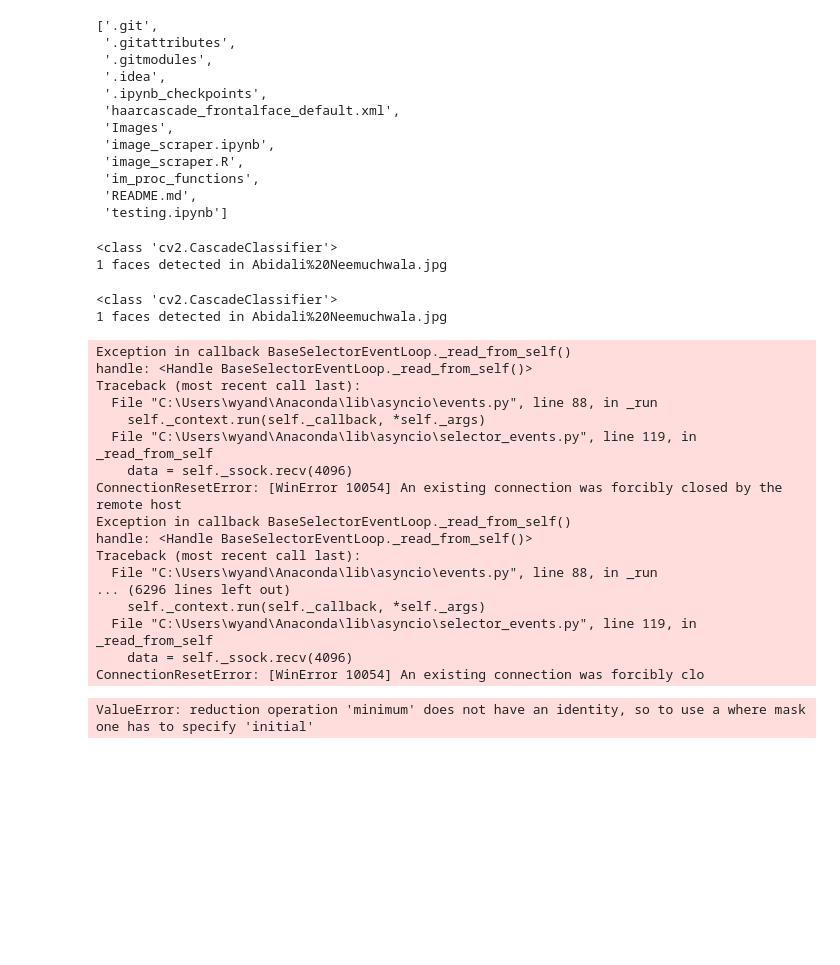
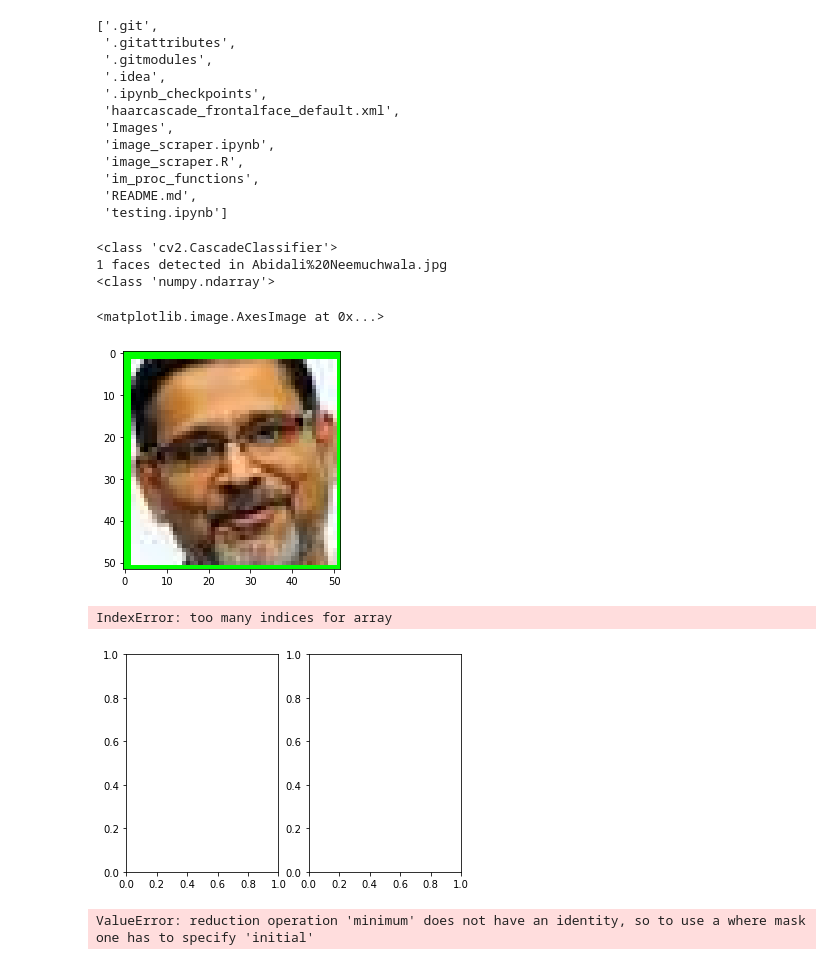
Before and after one commit to vvaynethomas/Colorism-Analysis, a Jupyter notebook: testing.ipynb, the cells around one changed output. Saved outputs shown, nothing was run; the diff lists cells and outputs as text; code cells hidden in the pictures; blank space fills up the shorter version.

```diff
--- a/testing.ipynb
+++ b/testing.ipynb
@@ -28,36 +35,41 @@ os.listdir(os.getcwd())
 # %%
 test_face_list = im_proc_functions.detect_face(test_image_path)
 # face_list = [item for sublist in [im_proc_functions.detect_face(image_path) for image_path in im_list] for item in sublist]
 test_face = test_face_list[0]
-cv2.imshow('', test_face)
-cv2.waitKey(0)
-cv2.destroyAllWindows()
+print(type(test_face))
+image = cv2.cvtColor(test_face, cv2.COLOR_BGR2RGB)
+pixels = np.array(image)
+plt.imshow(pixels)
 # %% [output]
 <class 'cv2.CascadeClassifier'>
 1 faces detected in Abidali%20Neemuchwala.jpg
+<class 'numpy.ndarray'>
+<matplotlib.image.AxesImage at 0x...>
+[figure, added]
-# %%
-test_skin_list = im_proc_functions.skin_or_nothing(test_image_path)
-cv2.imshow('', test_skin_list[0])
-# %% [output]
-<class 'cv2.CascadeClassifier'>
-1 faces detected in Abidali%20Neemuchwala.jpg
-Exception in callback BaseSelectorEventLoop._read_from_self()
-handle: <Handle BaseSelectorEventLoop._read_from_self()>
-Traceback (most recent call last):
-  File "C:\Users\wyand\Anaconda\lib\asyncio\events.py", line 88, in _run
-    self._context.run(self._callback, *self._args)
-  File "C:\Users\wyand\Anaconda\lib\asyncio\selector_events.py", line 119, in _read_from_self
-    data = self._ssock.recv(4096)
-ConnectionResetError: [WinError 10054] An existing connection was forcibly closed by the remote host
-Exception in callback BaseSelectorEventLoop._read_from_self()
-handle: <Handle BaseSelectorEventLoop._read_from_self()>
-Traceback (most recent call last):
-  File "C:\Users\wyand\Anaconda\lib\asyncio\events.py", line 88, in _run
-... (6296 lines left out)
-    self._context.run(self._callback, *self._args)
-  File "C:\Users\wyand\Anaconda\lib\asyncio\selector_events.py", line 119, in _read_from_self
-    data = self._ssock.recv(4096)
-ConnectionResetError: [WinError 10054] An existing connection was forcibly clo
+# %%
+# test_skin_list = im_proc_functions.skin_or_nothing(test_image_path)
+# cv2.imshow('', test_skin_list[0])
+# print(type(test_face))
+# plt.imshow(test_face)
+# mask = skin_detector.process(test_face)
+# image = cv2.cvtColor(mask, cv2.COLOR_BGR2RGB)
+# pixels = np.array(image)
+# plt.imshow(pixels)
+f, ax = plt.subplots(1,2)
+image = test_face
+image = cv2.cvtColor(image, cv2.COLOR_BGR2RGB)
+pixels = np.array(image)
+ax[1].imshow(pixels)
+mask = skin_detector.process(image)
+image = cv2.cvtColor(mask, cv2.COLOR_BGR2RGB)
+pixels = np.array(image)
+ax[2].imshow(pixels)
+# cv2.imshow("input", image)
+# cv2.imshow("mask", mask)
+# cv2.waitKey(0)
+# %% [output]
+IndexError: too many indices for array
+[figure, added]
 # %%
 test_grey_df = im_proc_functions.add_greyscale_stats(test_face_list)
 test_grey_df
```
Also changed, not shown: parts of 3 cells of this notebook, 1 other file.
